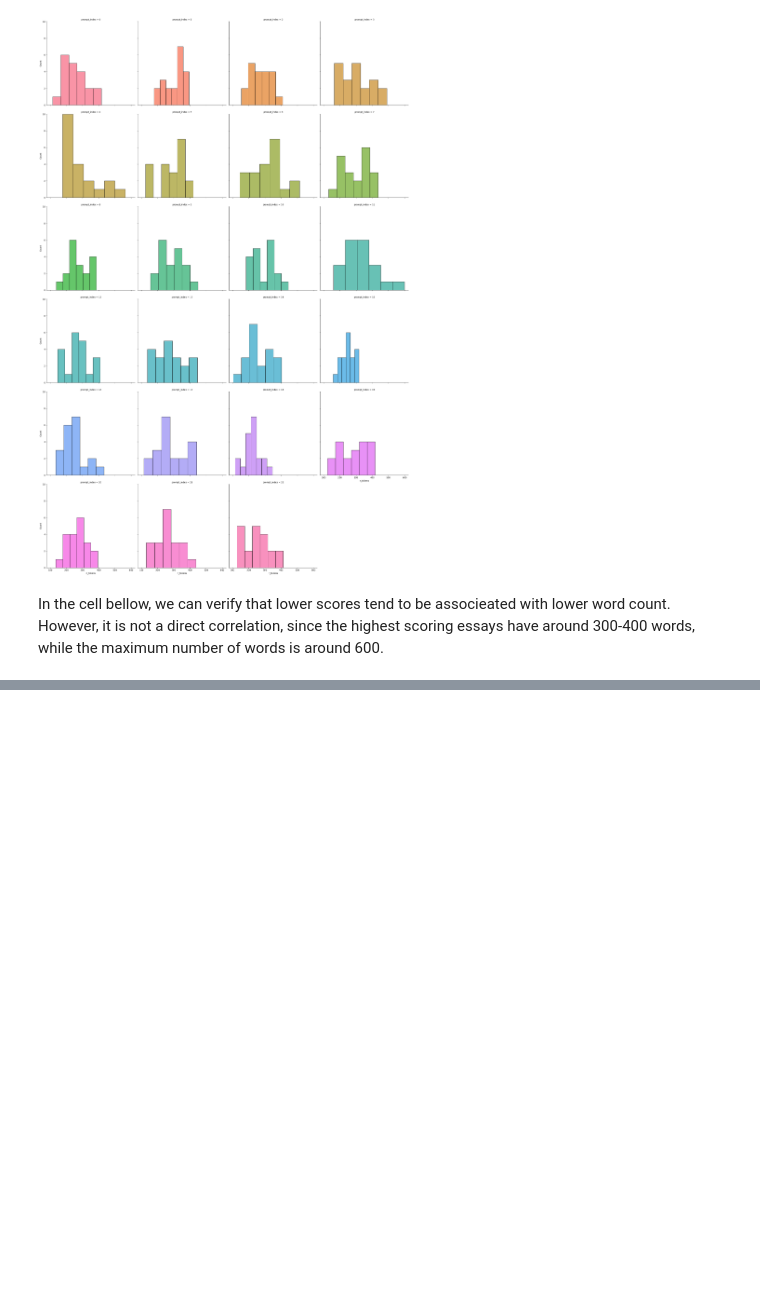
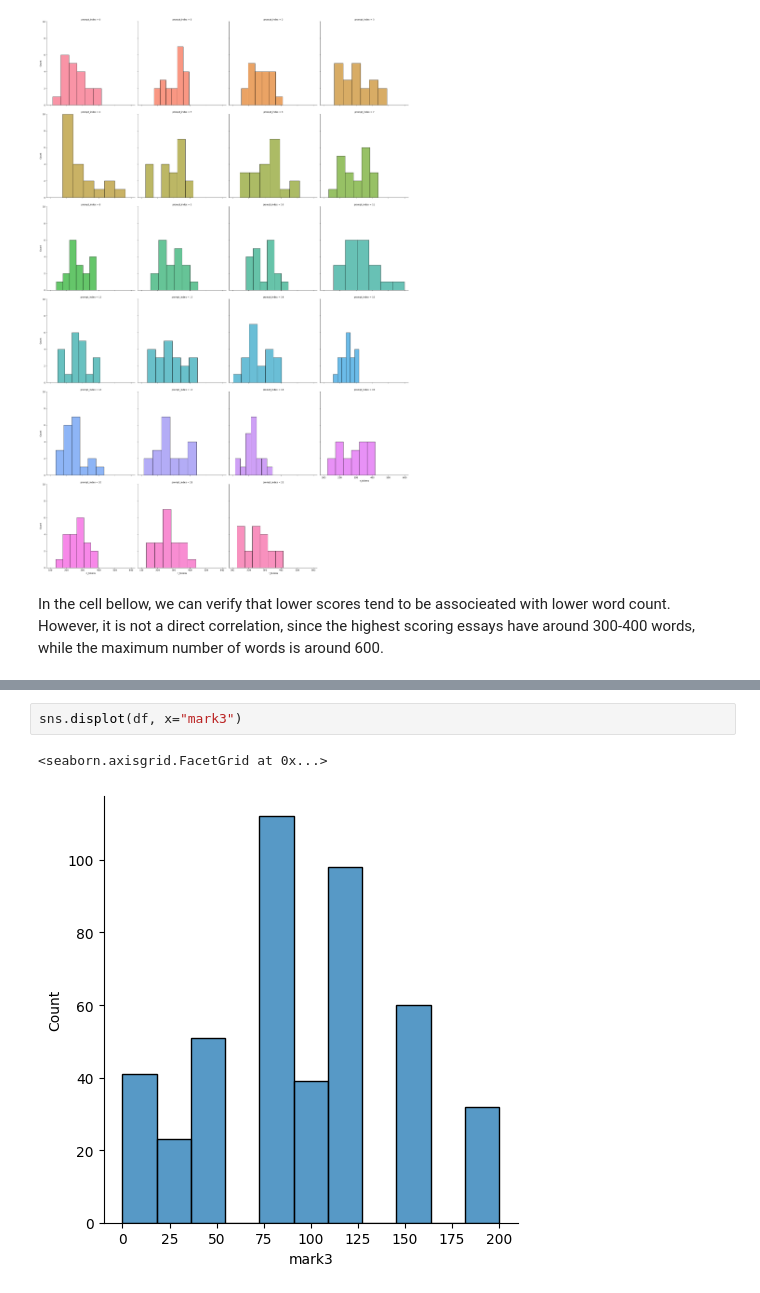
Before and after one commit to LaurenRolan/AESforENEM, a Jupyter notebook: 2. Visualization.ipynb, the cells around one changed output, grey strips where cells are left out. Drawn from its saved outputs; the diff is of its cells as text; blank space fills up the shorter version.

```diff
--- a/2. Visualization.ipynb
+++ b/2. Visualization.ipynb
@@ -143,0 +161,5 @@ sns.regplot(x=df['n_tokens'], y=df['total'])
+# %%
+sns.displot(df, x="mark3")
+# %% [output]
+<seaborn.axisgrid.FacetGrid at 0x...>
+[figure, added]
```
Also changed, not shown: parts of 7 cells of this notebook.
